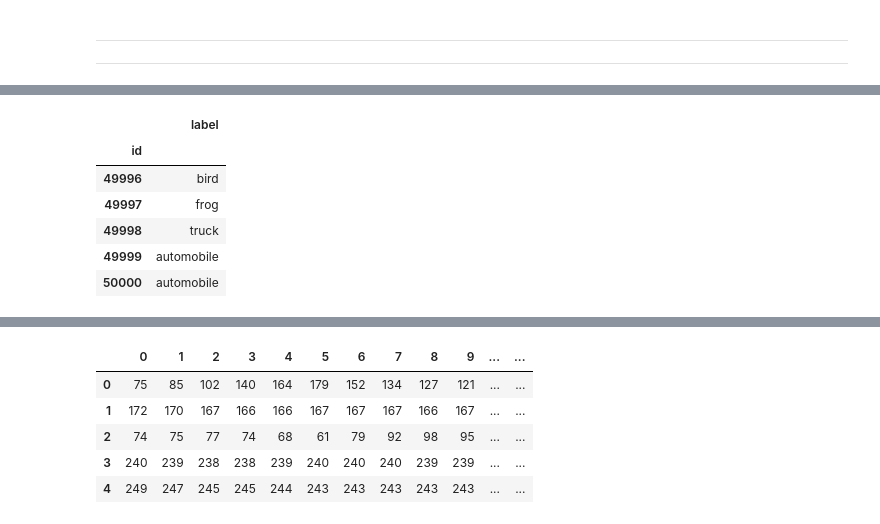
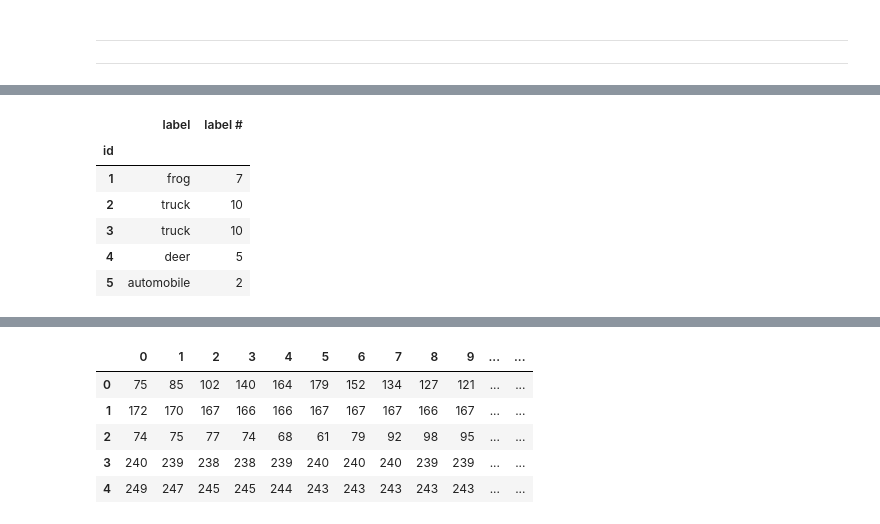
Before and after one commit to gulmert89/bootcamp_files, a Jupyter notebook: project4.ipynb, the cells around one changed output, grey strips where cells are left out. Drawn from its saved outputs; the diff is of its cells as text; code cells hidden in the pictures.

```diff
--- a/project4.ipynb
+++ b/project4.ipynb
@@ -50,15 +38,24 @@ deneme.tail()
-# %%
-# labels of the 50,000 train images
-df_labels = pd.read_csv("trainLabels.csv", index_col="id")
-df_labels.tail()
-# %% [output]
-|  | label |
-| id |  |
-| 49996 | bird |
-| 49997 | frog |
-| 49998 | truck |
-| 49999 | automobile |
-| 50000 | automobile |
+# %%
+# labels of the 50,000 train images
+df_labels = pd.read_csv("trainLabels.csv", index_col="id")
+
+# For convenience, convert the labels to numbers in alphabetical order
+df_labels["label #"] = df_labels.label
+labels_ordered = enumerate(sorted(df_labels.label.unique()), start=1)
+for num, label in labels_ordered:
+    df_labels["label #"].replace(to_replace=label, value=num, inplace=True)
+df_labels["label #"] = df_labels["label #"].astype("uint8")
+del labels_ordered
+
+df_labels.head()
+# %% [output]
+|  | label | label # |
+| id |  |  |
+| 1 | frog | 7 |
+| 2 | truck | 10 |
+| 3 | truck | 10 |
+| 4 | deer | 5 |
+| 5 | automobile | 2 |
 # %%
 %%time
 
```
Also changed, not shown: parts of 11 cells of this notebook.
